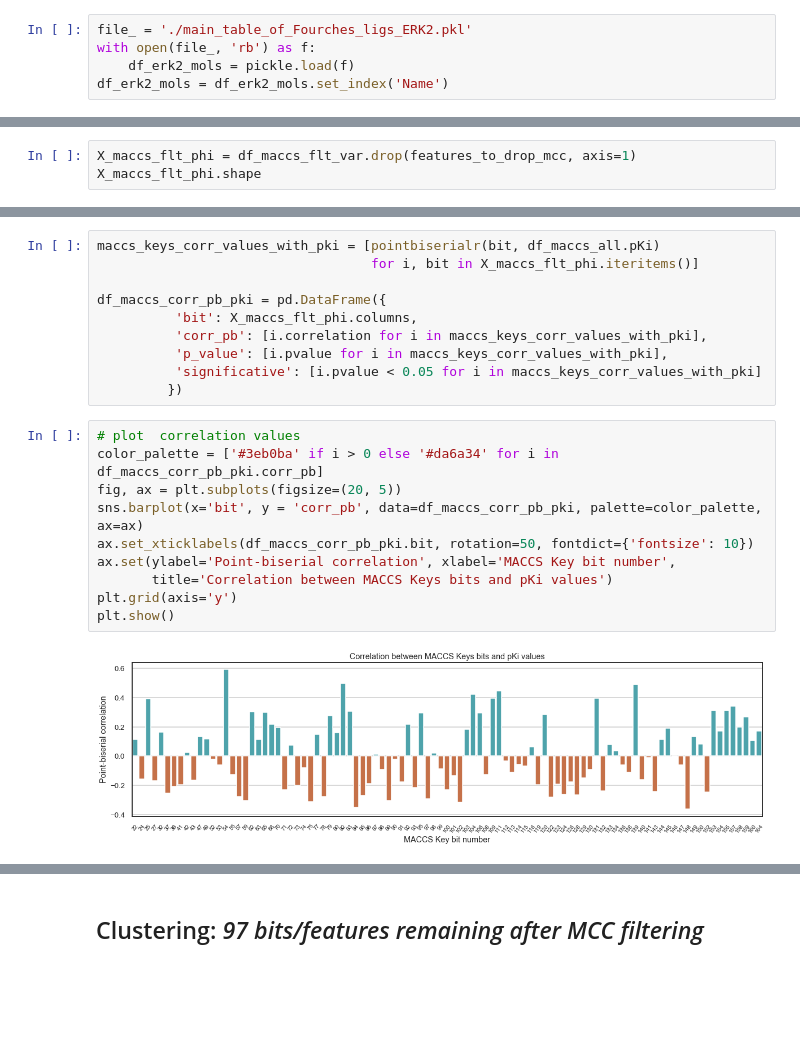
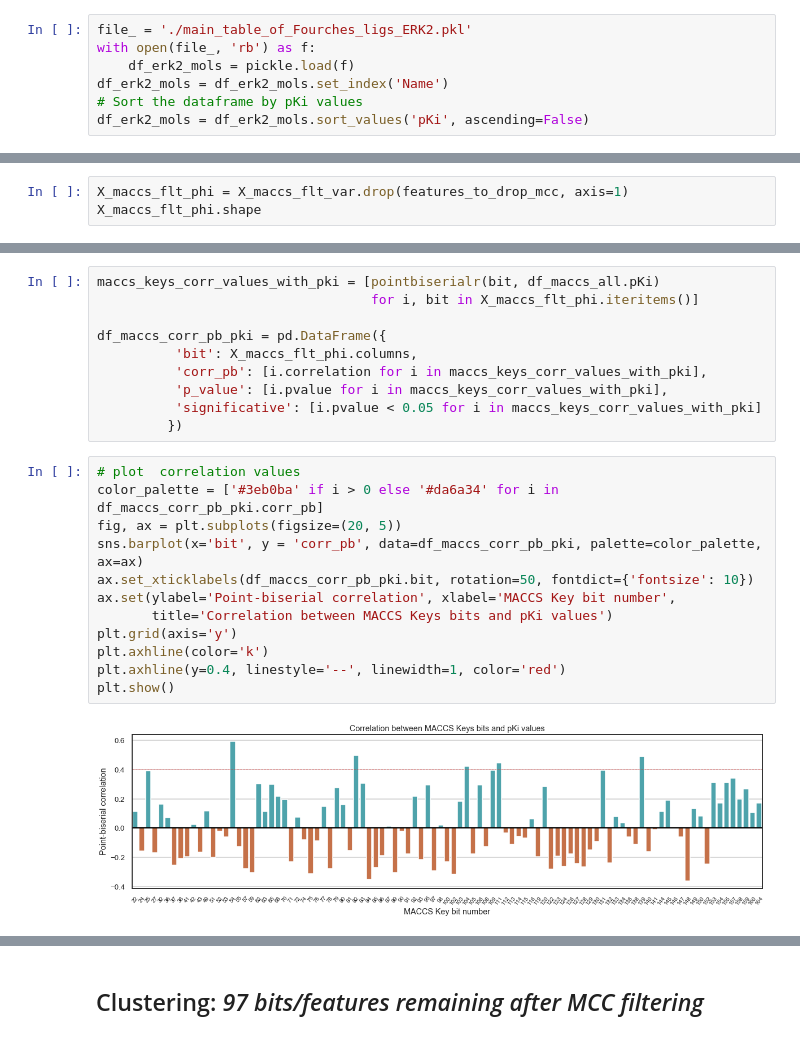
Before and after one commit to jRicciL/ERK2_notebooks, a Jupyter notebook: X_Reviewing_Fourches_work/7_Feature_Selection_RDKit_descriptors.ipynb, the cells around one changed output, grey strips where cells are left out. Saved outputs shown, nothing was run; the diff lists cells and outputs as text; blank space fills up the shorter version.

```diff
--- a/X_Reviewing_Fourches_work/7_Feature_Selection_RDKit_descriptors.ipynb
+++ b/X_Reviewing_Fourches_work/7_Feature_Selection_RDKit_descriptors.ipynb
@@ -23,3 +24,5 @@ file_ = './main_table_of_Fourches_ligs_ERK2.pkl'
 with open(file_, 'rb') as f:
     df_erk2_mols = pickle.load(f)
 df_erk2_mols = df_erk2_mols.set_index('Name')
+# Sort the dataframe by pKi values
+df_erk2_mols = df_erk2_mols.sort_values('pKi', ascending=False)
@@ -318,7 +316,7 @@ len(features_to_drop_mcc)
 # %% [output]
 23
 # %%
-X_maccs_flt_phi = df_maccs_flt_var.drop(features_to_drop_mcc, axis=1)
+X_maccs_flt_phi = X_maccs_flt_var.drop(features_to_drop_mcc, axis=1)
 X_maccs_flt_phi.shape
 # %% [output]
 (87, 97)
@@ -525,12 +521,14 @@ df_maccs_corr_pb_pki = pd.DataFrame({
 # %%
 # plot  correlation values
 color_palette = ['#3eb0ba' if i > 0 else '#da6a34' for i in df_maccs_corr_pb_pki.corr_pb]
 fig, ax = plt.subplots(figsize=(20, 5))
 sns.barplot(x='bit', y = 'corr_pb', data=df_maccs_corr_pb_pki, palette=color_palette, ax=ax)
 ax.set_xticklabels(df_maccs_corr_pb_pki.bit, rotation=50, fontdict={'fontsize': 10})
 ax.set(ylabel='Point-biserial correlation', xlabel='MACCS Key bit number',
        title='Correlation between MACCS Keys bits and pKi values')
 plt.grid(axis='y')
+plt.axhline(color='k')
+plt.axhline(y=0.4, linestyle='--', linewidth=1, color='red')
 plt.show()
 # %% [output]
-[figure, old version]
+[figure, new version]
```
Also changed, not shown: parts of 33 cells of this notebook.
